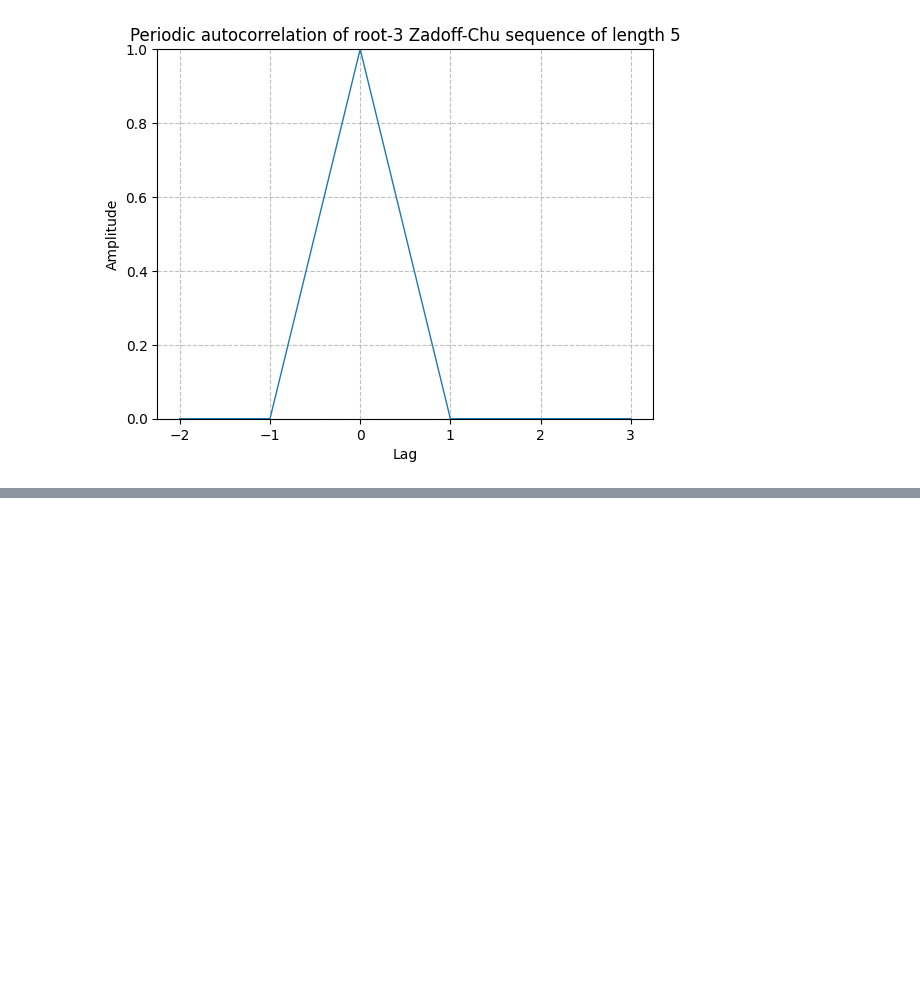
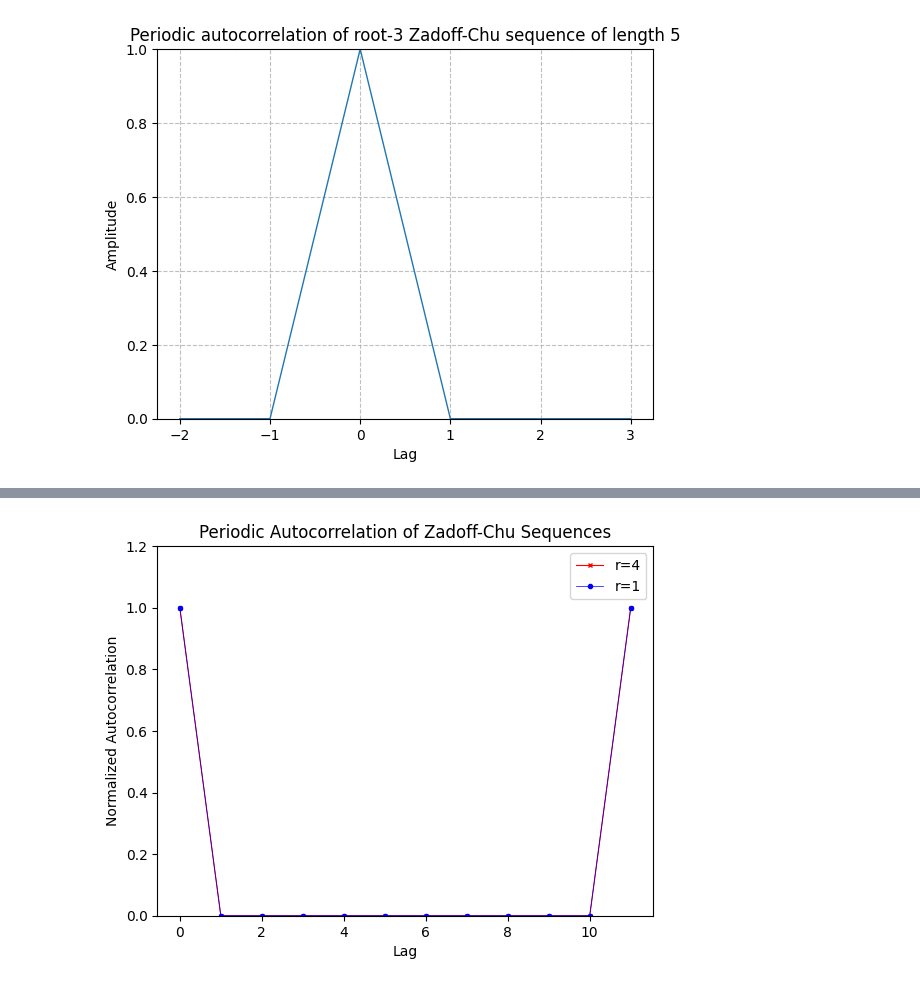
Before and after one commit to Danzo0l/py-laboratory, a Jupyter notebook: mMTC/zadoff-chu.ipynb, the cells around one changed output, grey strips where cells are left out. Cells and saved outputs as stored; diff of their text form; code cells hidden in the pictures; blank space fills up the shorter version.

```diff
--- a/mMTC/zadoff-chu.ipynb
+++ b/mMTC/zadoff-chu.ipynb
@@ -125,0 +143,35 @@ Text(0.5, 1.0, 'Periodic cross correlation of root-3 and root-5 Zadoff-Chu seque
+# %%
+# Autocorrelation for Cyclyc extend of ZC
+# Params: N - length, r1 - root index of ZC sequence
+N = 11
+N_sf = 12
+r1 = 1
+r2 = 4
+
+ZC1 = sdr.zadoff_chu_sequence(N, r1)
+ZC2 = sdr.zadoff_chu_sequence(N, r2)
+S1 = np.zeros(N_sf)
+S2 = np.zeros(N_sf)
+# Generate S1 - Extend of ZC sequence
+S1 = ZC1[np.arange(N_sf) % N]
+S2 = ZC2[np.arange(N_sf) % N]
+# S1 = sdr.zadoff_chu_sequence(N, r1)
+# S2 = sdr.zadoff_chu_sequence(N, r2)
+L = N_sf
+
+# Perform periodic auto correlation
+lag = np.arange(L+1)
+corr1 = np.correlate(np.roll(np.tile(S1, 2), 0), S1)
+corr2 = np.correlate(np.roll(np.tile(S2, 2), 0), S2)
+
+plt.figure()
+plt.plot(lag, np.abs(corr2) / L, label=f'r={r2}', color='r', linewidth=0.8, marker='x', markersize=3)
+plt.plot(lag, np.abs(corr1) / L, label=f'r={r1}', color='b', linewidth=0.5, marker='o', markersize=3)
+plt.ylim(0, 1.2)
+plt.xlabel("Lag")
+plt.ylabel("Normalized Autocorrelation")
+plt.title("Periodic Autocorrelation of Zadoff-Chu Sequences")
+plt.legend(loc='upper right')
+plt.show()
+# %% [output]
+[figure, added]
```
Also changed, not shown: parts of 6 cells of this notebook, 2 other files.
